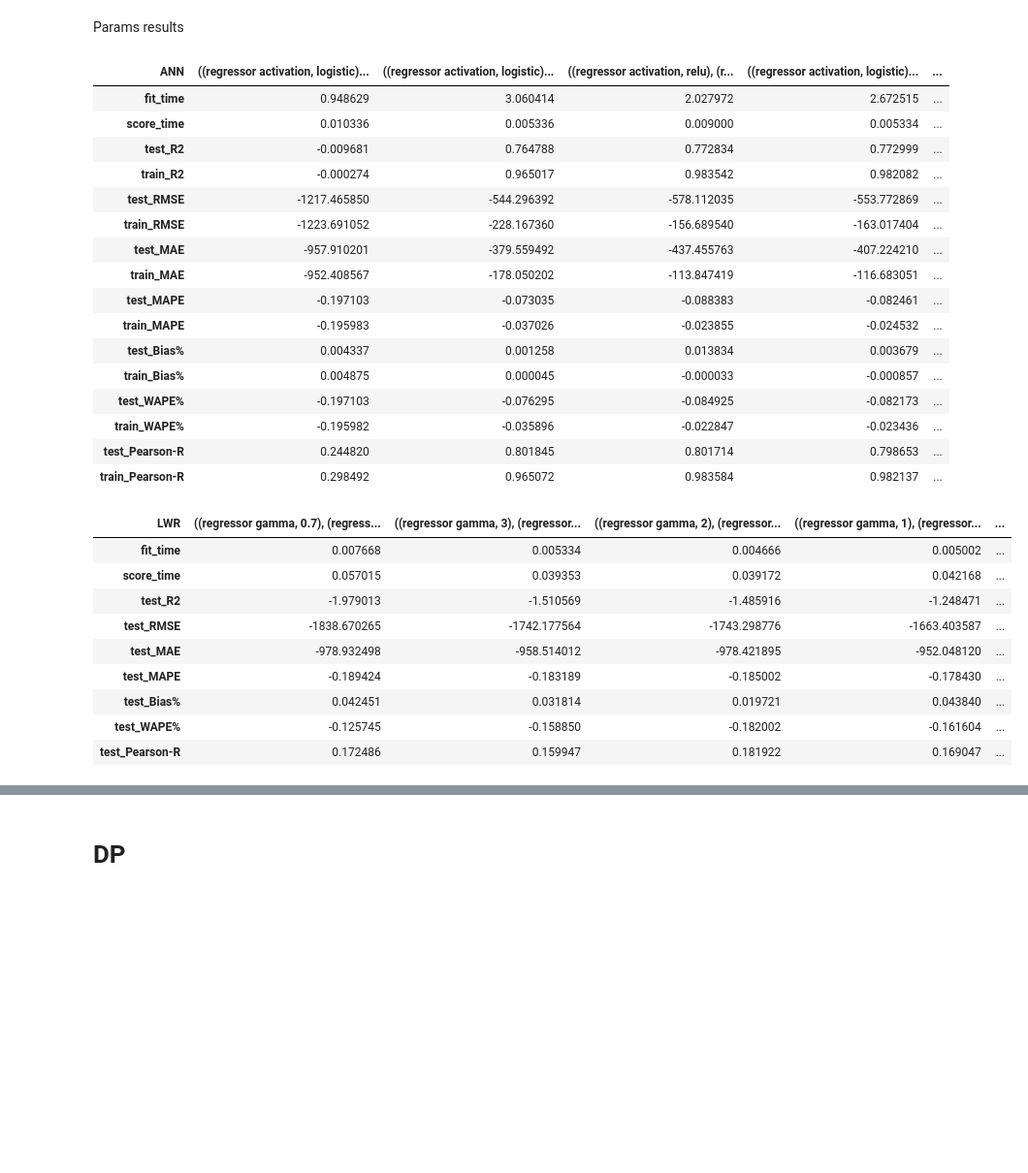
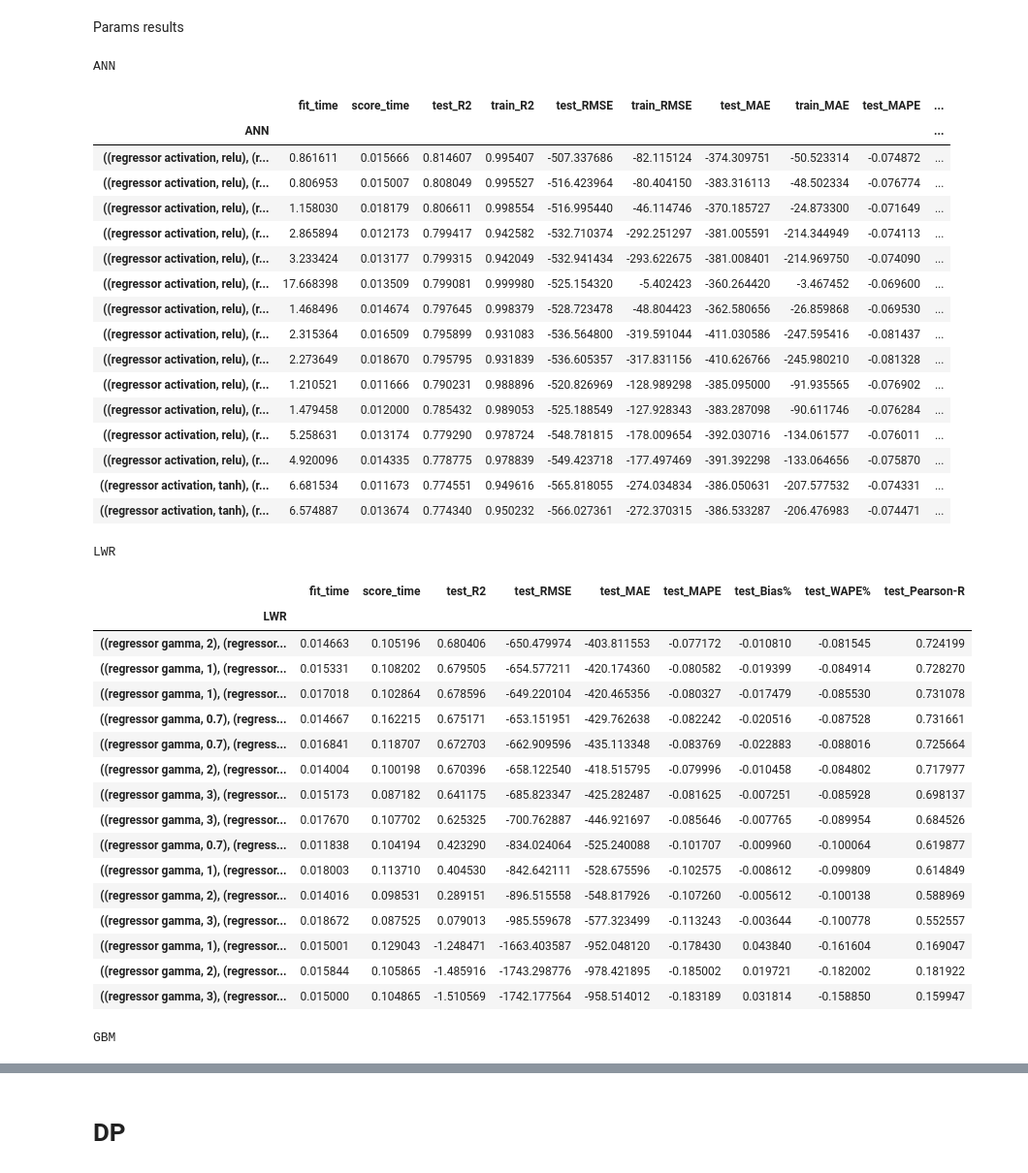
Before and after one commit to sukruc/htp-dp, a Jupyter notebook: notebook/hTP.ipynb, the cells around one changed output, grey strips where cells are left out. Shown at 97% size. Drawn from its saved outputs; the diff is of its cells as text; code cells hidden in the pictures; blank space fills up the shorter version.

```diff
--- a/notebook/hTP.ipynb
+++ b/notebook/hTP.ipynb
@@ -8,4 +8,8 @@ from utils import Dataset, getDataset
 import utils as u
 import pandas as pd
 import seaborn as sns
+import time
+import sklearnex
 idx = pd.IndexSlice
+pd.set_option('display.max_columns', 800)
+pd.set_option('display.max_rows', 800)
@@ -204,32 +217,45 @@ htp.displayHistogram(target_var='Heat transfer coefficient')
 Params results
 # %%
 for m in htp.models_cv:
-    display(u.process_ann_results(htp.models_cv[m], m)[0].T)
+    print(m)
+    _ = u.process_ann_results(htp.models_cv[m], m)[0]
+    _.to_csv("../output/htp_normal_{}.csv".format(m), index=False)
+    display(_.sort_values("test_R2", ascending=False).head(15))
 # %% [output]
+ANN
-| ANN | ((regressor activation, logistic)... | ((regressor activation, logistic)... | ((regressor activation, relu), (r... | ((regressor activation, logistic)... | ... |
-| fit_time | 0.948629 | 3.060414 | 2.027972 | 2.672515 | ... |
-| score_time | 0.010336 | 0.005336 | 0.009000 | 0.005334 | ... |
-| test_R2 | -0.009681 | 0.764788 | 0.772834 | 0.772999 | ... |
-| train_R2 | -0.000274 | 0.965017 | 0.983542 | 0.982082 | ... |
-| test_RMSE | -1217.465850 | -544.296392 | -578.112035 | -553.772869 | ... |
-| train_RMSE | -1223.691052 | -228.167360 | -156.689540 | -163.017404 | ... |
-| test_MAE | -957.910201 | -379.559492 | -437.455763 | -407.224210 | ... |
-| train_MAE | -952.408567 | -178.050202 | -113.847419 | -116.683051 | ... |
-| test_MAPE | -0.197103 | -0.073035 | -0.088383 | -0.082461 | ... |
-| train_MAPE | -0.195983 | -0.037026 | -0.023855 | -0.024532 | ... |
-| test_Bias% | 0.004337 | 0.001258 | 0.013834 | 0.003679 | ... |
-| train_Bias% | 0.004875 | 0.000045 | -0.000033 | -0.000857 | ... |
-| test_WAPE% | -0.197103 | -0.076295 | -0.084925 | -0.082173 | ... |
-| train_WAPE% | -0.195982 | -0.035896 | -0.022847 | -0.023436 | ... |
-| test_Pearson-R | 0.244820 | 0.801845 | 0.801714 | 0.798653 | ... |
-| train_Pearson-R | 0.298492 | 0.965072 | 0.983584 | 0.982137 | ... |
+|  | fit_time | score_time | test_R2 | train_R2 | test_RMSE | train_RMSE | test_MAE | train_MAE | test_MAPE | ... |
+| ANN |  |  |  |  |  |  |  |  |  | ... |
+| ((regressor activation, relu), (r... | 0.861611 | 0.015666 | 0.814607 | 0.995407 | -507.337686 | -82.115124 | -374.309751 | -50.523314 | -0.074872 | ... |
+| ((regressor activation, relu), (r... | 0.806953 | 0.015007 | 0.808049 | 0.995527 | -516.423964 | -80.404150 | -383.316113 | -48.502334 | -0.076774 | ... |
+| ((regressor activation, relu), (r... | 1.158030 | 0.018179 | 0.806611 | 0.998554 | -516.995440 | -46.114746 | -370.185727 | -24.873300 | -0.071649 | ... |
+| ((regressor activation, relu), (r... | 2.865894 | 0.012173 | 0.799417 | 0.942582 | -532.710374 | -292.251297 | -381.005591 | -214.344949 | -0.074113 | ... |
+| ((regressor activation, relu), (r... | 3.233424 | 0.013177 | 0.799315 | 0.942049 | -532.941434 | -293.622675 | -381.008401 | -214.969750 | -0.074090 | ... |
+| ((regressor activation, relu), (r... | 17.668398 | 0.013509 | 0.799081 | 0.999980 | -525.154320 | -5.402423 | -360.264420 | -3.467452 | -0.069600 | ... |
+| ((regressor activation, relu), (r... | 1.468496 | 0.014674 | 0.797645 | 0.998379 | -528.723478 | -48.804423 | -362.580656 | -26.859868 | -0.069530 | ... |
+| ((regressor activation, relu), (r... | 2.315364 | 0.016509 | 0.795899 | 0.931083 | -536.564800 | -319.591044 | -411.030586 | -247.595416 | -0.081437 | ... |
+| ((regressor activation, relu), (r... | 2.273649 | 0.018670 | 0.795795 | 0.931839 | -536.605357 | -317.831156 | -410.626766 | -245.980210 | -0.081328 | ... |
+| ((regressor activation, relu), (r... | 1.210521 | 0.011666 | 0.790231 | 0.988896 | -520.826969 | -128.989298 | -385.095000 | -91.935565 | -0.076902 | ... |
+| ((regressor activation, relu), (r... | 1.479458 | 0.012000 | 0.785432 | 0.989053 | -525.188549 | -127.928343 | -383.287098 | -90.611746 | -0.076284 | ... |
+| ((regressor activation, relu), (r... | 5.258631 | 0.013174 | 0.779290 | 0.978724 | -548.781815 | -178.009654 | -392.030716 | -134.061577 | -0.076011 | ... |
+| ((regressor activation, relu), (r... | 4.920096 | 0.014335 | 0.778775 | 0.978839 | -549.423718 | -177.497469 | -391.392298 | -133.064656 | -0.075870 | ... |
+| ((regressor activation, tanh), (r... | 6.681534 | 0.011673 | 0.774551 | 0.949616 | -565.818055 | -274.034834 | -386.050631 | -207.577532 | -0.074331 | ... |
+| ((regressor activation, tanh), (r... | 6.574887 | 0.013674 | 0.774340 | 0.950232 | -566.027361 | -272.370315 | -386.533287 | -206.476983 | -0.074471 | ... |
+LWR
-| LWR | ((regressor gamma, 0.7), (regress... | ((regressor gamma, 3), (regressor... | ((regressor gamma, 2), (regressor... | ((regressor gamma, 1), (regressor... | ... |
-| fit_time | 0.007668 | 0.005334 | 0.004666 | 0.005002 | ... |
-| score_time | 0.057015 | 0.039353 | 0.039172 | 0.042168 | ... |
-| test_R2 | -1.979013 | -1.510569 | -1.485916 | -1.248471 | ... |
-| test_RMSE | -1838.670265 | -1742.177564 | -1743.298776 | -1663.403587 | ... |
-| test_MAE | -978.932498 | -958.514012 | -978.421895 | -952.048120 | ... |
-| test_MAPE | -0.189424 | -0.183189 | -0.185002 | -0.178430 | ... |
-| test_Bias% | 0.042451 | 0.031814 | 0.019721 | 0.043840 | ... |
-| test_WAPE% | -0.125745 | -0.158850 | -0.182002 | -0.161604 | ... |
-| test_Pearson-R | 0.172486 | 0.159947 | 0.181922 | 0.169047 | ... |
+|  | fit_time | score_time | test_R2 | test_RMSE | test_MAE | test_MAPE | test_Bias% | test_WAPE% | test_Pearson-R |
+| LWR |  |  |  |  |  |  |  |  |  |
+| ((regressor gamma, 2), (regressor... | 0.014663 | 0.105196 | 0.680406 | -650.479974 | -403.811553 | -0.077172 | -0.010810 | -0.081545 | 0.724199 |
+| ((regressor gamma, 1), (regressor... | 0.015331 | 0.108202 | 0.679505 | -654.577211 | -420.174360 | -0.080582 | -0.019399 | -0.084914 | 0.728270 |
+| ((regressor gamma, 1), (regressor... | 0.017018 | 0.102864 | 0.678596 | -649.220104 | -420.465356 | -0.080327 | -0.017479 | -0.085530 | 0.731078 |
+| ((regressor gamma, 0.7), (regress... | 0.014667 | 0.162215 | 0.675171 | -653.151951 | -429.762638 | -0.082242 | -0.020516 | -0.087528 | 0.731661 |
+| ((regressor gamma, 0.7), (regress... | 0.016841 | 0.118707 | 0.672703 | -662.909596 | -435.113348 | -0.083769 | -0.022883 | -0.088016 | 0.725664 |
+| ((regressor gamma, 2), (regressor... | 0.014004 | 0.100198 | 0.670396 | -658.122540 | -418.515795 | -0.079996 | -0.010458 | -0.084802 | 0.717977 |
+| ((regressor gamma, 3), (regressor... | 0.015173 | 0.087182 | 0.641175 | -685.823347 | -425.282487 | -0.081625 | -0.007251 | -0.085928 | 0.698137 |
+| ((regressor gamma, 3), (regressor... | 0.017670 | 0.107702 | 0.625325 | -700.762887 | -446.921697 | -0.085646 | -0.007765 | -0.089954 | 0.684526 |
+| ((regressor gamma, 0.7), (regress... | 0.011838 | 0.104194 | 0.423290 | -834.024064 | -525.240088 | -0.101707 | -0.009960 | -0.100064 | 0.619877 |
+| ((regressor gamma, 1), (regressor... | 0.018003 | 0.113710 | 0.404530 | -842.642111 | -528.675596 | -0.102575 | -0.008612 | -0.099809 | 0.614849 |
+| ((regressor gamma, 2), (regressor... | 0.014016 | 0.098531 | 0.289151 | -896.515558 | -548.817926 | -0.107260 | -0.005612 | -0.100138 | 0.588969 |
+| ((regressor gamma, 3), (regressor... | 0.018672 | 0.087525 | 0.079013 | -985.559678 | -577.323499 | -0.113243 | -0.003644 | -0.100778 | 0.552557 |
+| ((regressor gamma, 1), (regressor... | 0.015001 | 0.129043 | -1.248471 | -1663.403587 | -952.048120 | -0.178430 | 0.043840 | -0.161604 | 0.169047 |
+| ((regressor gamma, 2), (regressor... | 0.015844 | 0.105865 | -1.485916 | -1743.298776 | -978.421895 | -0.185002 | 0.019721 | -0.182002 | 0.181922 |
+| ((regressor gamma, 3), (regressor... | 0.015000 | 0.104865 | -1.510569 | -1742.177564 | -958.514012 | -0.183189 | 0.031814 | -0.158850 | 0.159947 |
+GBM
```
Also changed, not shown: parts of 31 cells of this notebook, 14 other files.
